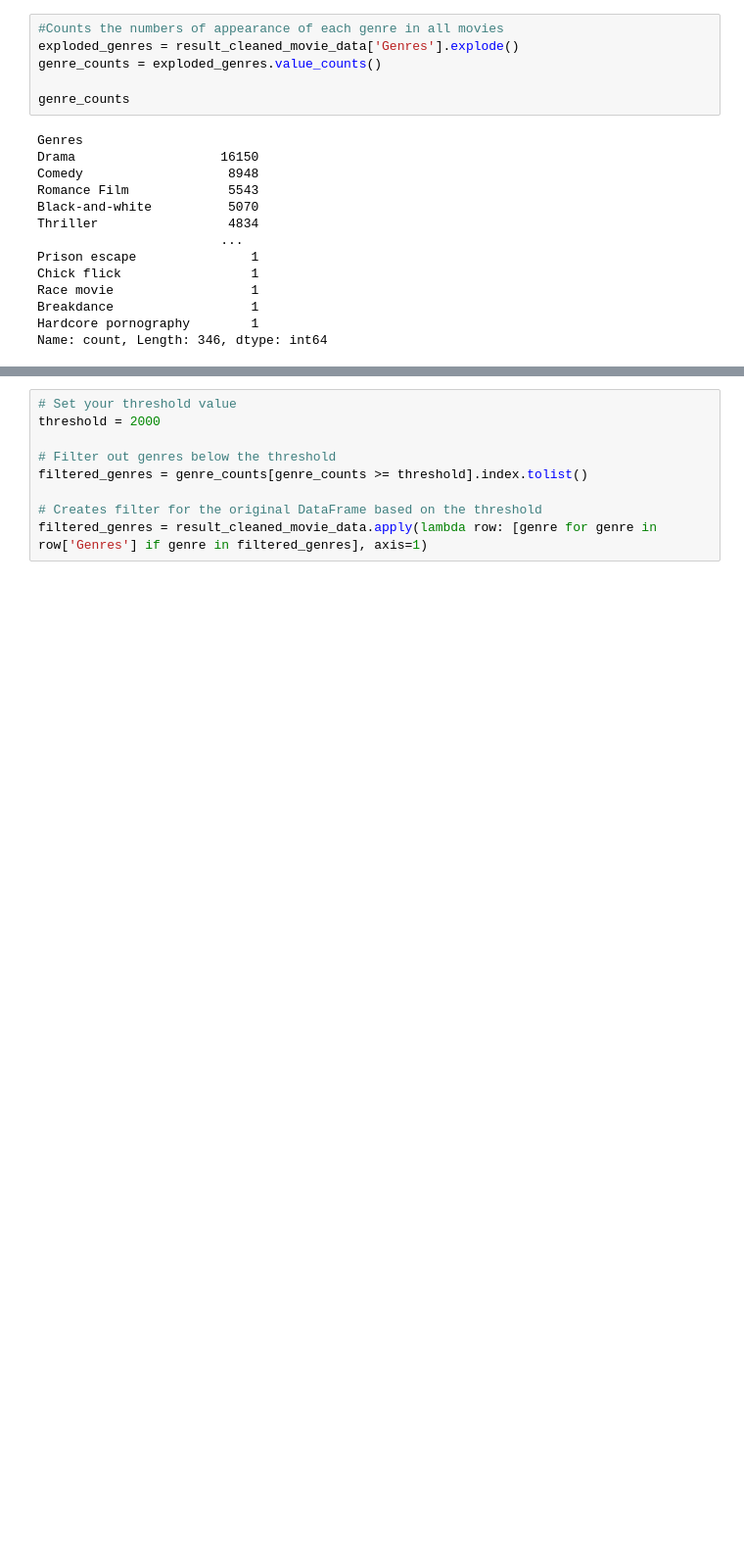
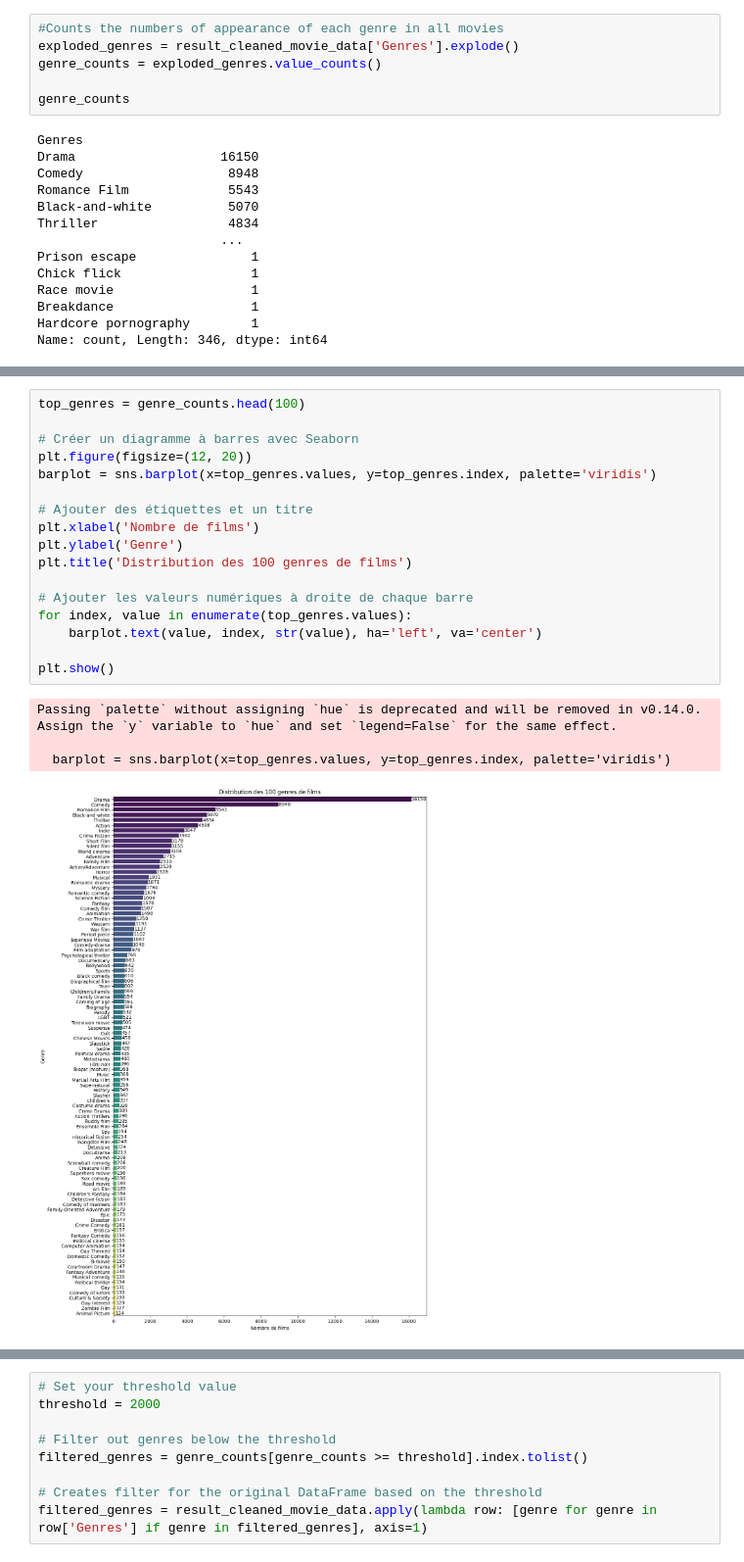
Before and after one commit to epfl-ada/ada-2023-project-fauttrouverunnompourada, a Jupyter notebook: Yaniss_code.ipynb, the cells around one changed output, grey strips where cells are left out. Shown at 98% size. Drawn from its saved outputs; the diff is of its cells as text; blank space fills up the shorter version.

```diff
--- a/Yaniss_code.ipynb
+++ b/Yaniss_code.ipynb
@@ -172,0 +232,22 @@ Name: count, Length: 346, dtype: int64
+# %%
+top_genres = genre_counts.head(100)
+
+# Créer un diagramme à barres avec Seaborn
+plt.figure(figsize=(12, 20))
+barplot = sns.barplot(x=top_genres.values, y=top_genres.index, palette='viridis')
+
+# Ajouter des étiquettes et un titre
+plt.xlabel('Nombre de films')
+plt.ylabel('Genre')
+plt.title('Distribution des 100 genres de films')
+
+# Ajouter les valeurs numériques à droite de chaque barre
+for index, value in enumerate(top_genres.values):
+    barplot.text(value, index, str(value), ha='left', va='center')
+
+plt.show()
+# %% [output]
+Passing `palette` without assigning `hue` is deprecated and will be removed in v0.14.0. Assign the `y` variable to `hue` and set `legend=False` for the same effect.
+
+  barplot = sns.barplot(x=top_genres.values, y=top_genres.index, palette='viridis')
+[figure, added]
```
Also changed, not shown: parts of 14 cells of this notebook.
